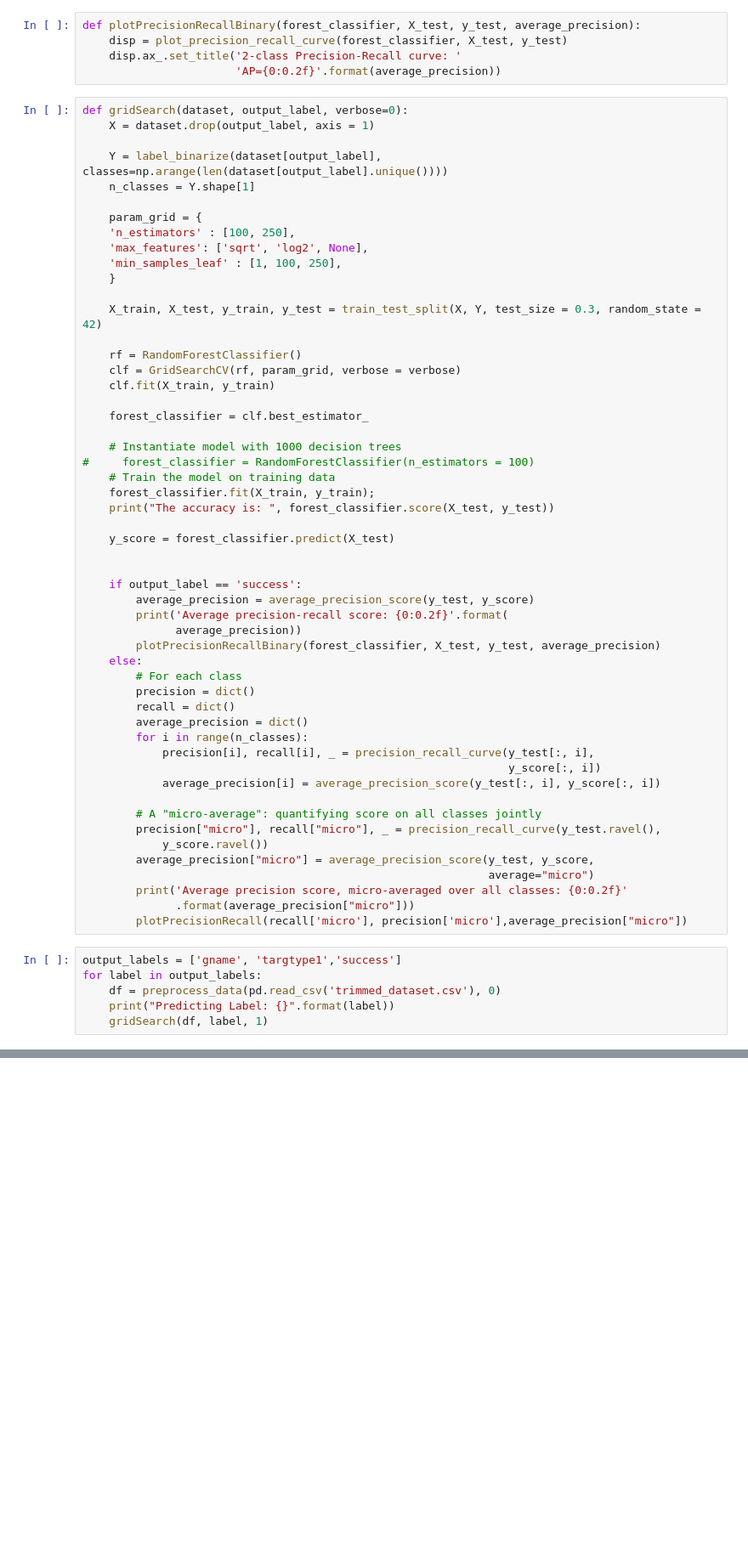
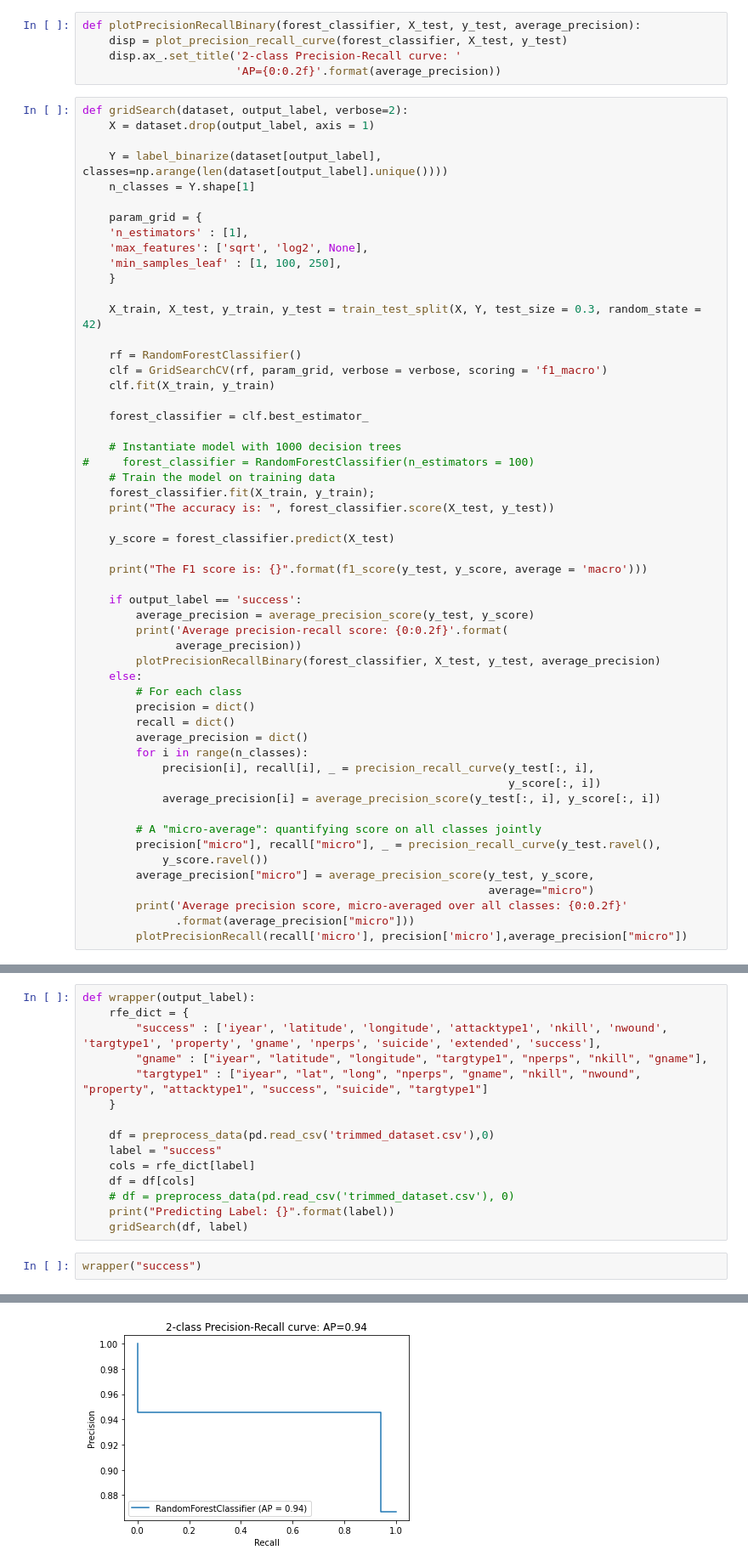
Before and after one commit to alex-hjk/CE4032-DataAnalyticsAndMining-2020, a Jupyter notebook: Modelling/GridSearchCV.ipynb, the cells around one changed output, grey strips where cells are left out. Shown: that part at 85% size. Saved outputs shown, nothing was run; the diff lists cells and outputs as text; blank space fills up the shorter version.

Commit message:
Update GridSearchCV

```diff
--- a/Modelling/GridSearchCV.ipynb
+++ b/Modelling/GridSearchCV.ipynb
@@ -96,14 +99,14 @@ def plotPrecisionRecallBinary(forest_classifier, X_test, y_test, average_precisi
     disp.ax_.set_title('2-class Precision-Recall curve: '
                        'AP={0:0.2f}'.format(average_precision))
 # %%
-def gridSearch(dataset, output_label, verbose=0):
+def gridSearch(dataset, output_label, verbose=2):
     X = dataset.drop(output_label, axis = 1)
 
     Y = label_binarize(dataset[output_label], classes=np.arange(len(dataset[output_label].unique())))
     n_classes = Y.shape[1]
 
     param_grid = {
-    'n_estimators' : [100, 250],
+    'n_estimators' : [1],
     'max_features': ['sqrt', 'log2', None],
     'min_samples_leaf' : [1, 100, 250],
     }
@@ -111,7 +114,7 @@ def gridSearch(dataset, output_label, verbose=0):
     X_train, X_test, y_train, y_test = train_test_split(X, Y, test_size = 0.3, random_state = 42)
 
     rf = RandomForestClassifier()
-    clf = GridSearchCV(rf, param_grid, verbose = verbose)
+    clf = GridSearchCV(rf, param_grid, verbose = verbose, scoring = 'f1_macro')
     clf.fit(X_train, y_train)
 
     forest_classifier = clf.best_estimator_
@@ -124,6 +127,7 @@ def gridSearch(dataset, output_label, verbose=0):
 
     y_score = forest_classifier.predict(X_test)
 
+    print("The F1 score is: {}".format(f1_score(y_test, y_score, average = 'macro')))
 
     if output_label == 'success':
         average_precision = average_precision_score(y_test, y_score)
@@ -148,9 +152,3 @@ def gridSearch(dataset, output_label, verbose=0):
         print('Average precision score, micro-averaged over all classes: {0:0.2f}'
               .format(average_precision["micro"]))
         plotPrecisionRecall(recall['micro'], precision['micro'],average_precision["micro"])
-# %%
-output_labels = ['gname', 'targtype1','success']
-for label in output_labels:
-    df = preprocess_data(pd.read_csv('trimmed_dataset.csv'), 0)
-    print("Predicting Label: {}".format(label))
-    gridSearch(df, label, 1)
@@ -161,0 +155,18 @@ KeyboardInterrupt:
+# %%
+def wrapper(output_label):
+    rfe_dict = {
+        "success" : ['iyear', 'latitude', 'longitude', 'attacktype1', 'nkill', 'nwound', 'targtype1', 'property', 'gname', 'nperps', 'suicide', 'extended', 'success'],
+        "gname" : ["iyear", "latitude", "longitude", "targtype1", "nperps", "nkill", "gname"],
+        "targtype1" : ["iyear", "lat", "long", "nperps", "gname", "nkill", "nwound", "property", "attacktype1", "success", "suicide", "targtype1"]
+    }
+
+    df = preprocess_data(pd.read_csv('trimmed_dataset.csv'),0)
+    label = "success"
+    cols = rfe_dict[label]
+    df = df[cols]
+    # df = preprocess_data(pd.read_csv('trimmed_dataset.csv'), 0)
+    print("Predicting Label: {}".format(label))
+    gridSearch(df, label)
+# %%
+wrapper("success")
+# %% [output]
@@ -161,0 +180 @@ KeyboardInterrupt:
+[figure, added]
```
Also changed, not shown: parts of 5 cells of this notebook.
